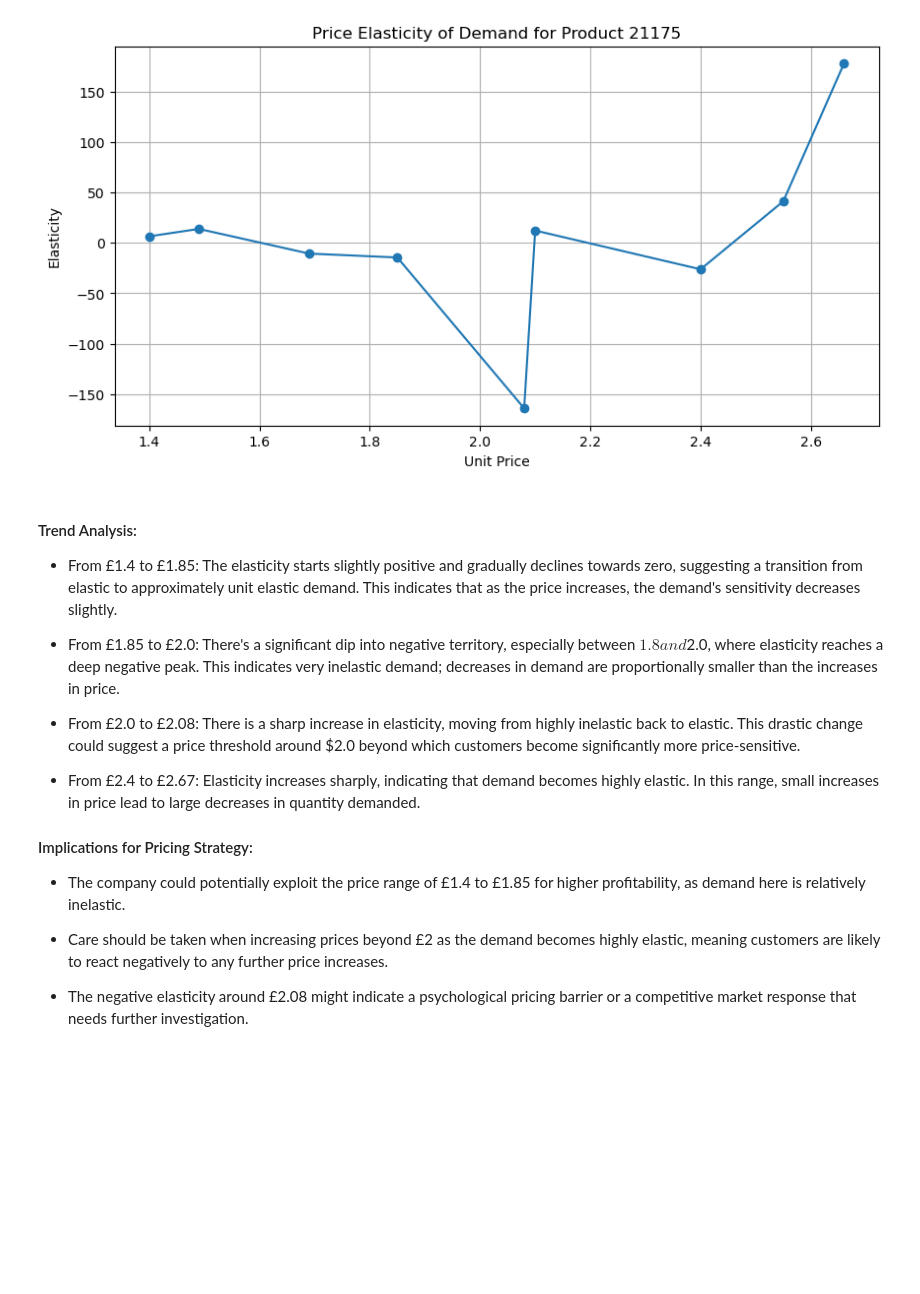
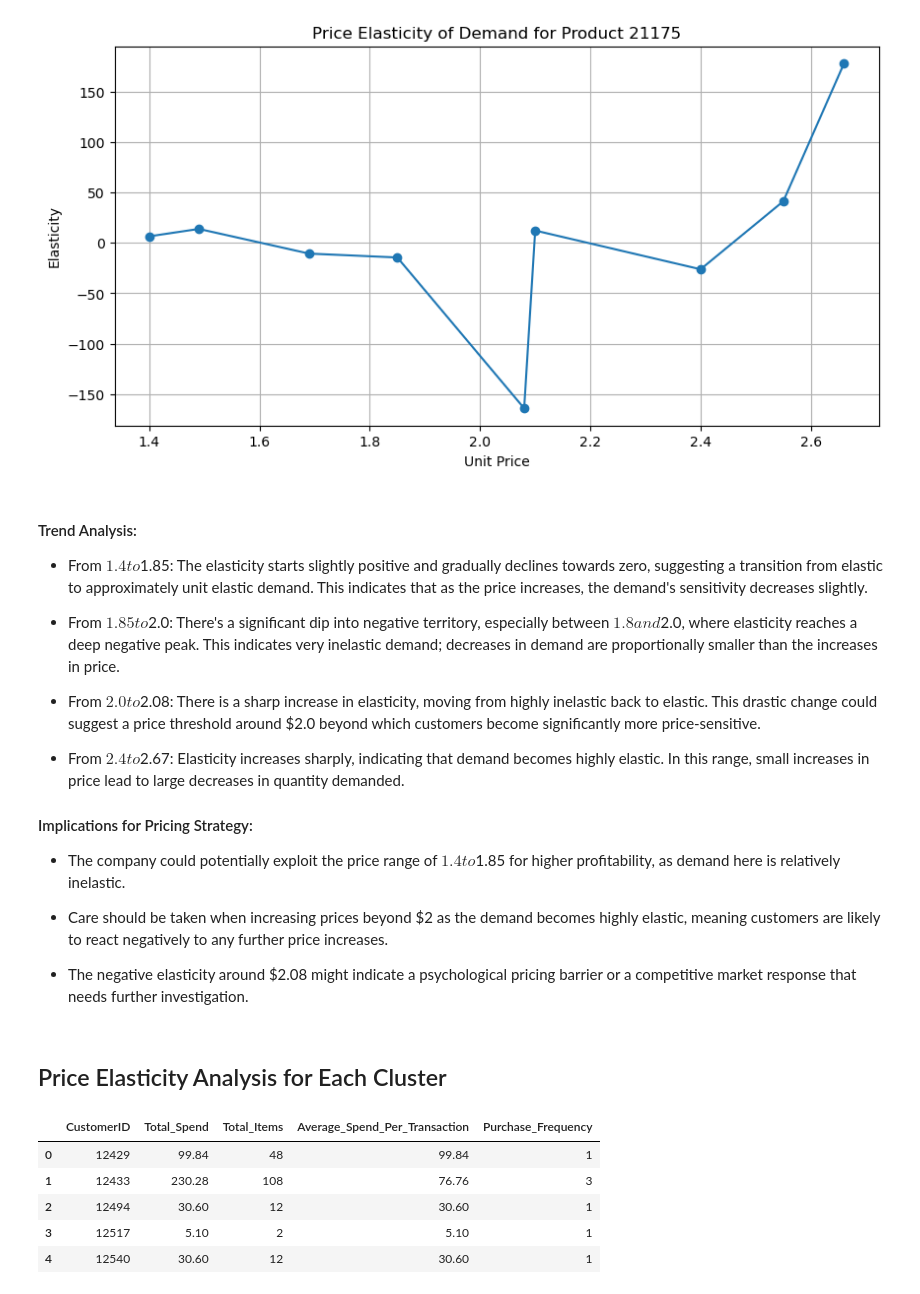
Before and after one commit to hliu528/Customer_Segmentation, a Jupyter notebook: code.ipynb, the cells around one changed output. Drawn from its saved outputs; the diff is of its cells as text; code cells hidden in the pictures; blank space fills up the shorter version.

```diff
--- a/code.ipynb
+++ b/code.ipynb
@@ -544,17 +549,19 @@ plt.show()
 [figure]
 # %% [markdown]
 #### Trend Analysis:
-- From £1.4 to £1.85: The elasticity starts slightly positive and gradually declines towards zero, suggesting a transition from elastic to approximately unit elastic demand. This indicates that as the price increases, the demand's sensitivity decreases slightly.
+- From $1.4 to $1.85: The elasticity starts slightly positive and gradually declines towards zero, suggesting a transition from elastic to approximately unit elastic demand. This indicates that as the price increases, the demand's sensitivity decreases slightly.
 
-- From £1.85 to £2.0: There's a significant dip into negative territory, especially between $1.8 and $2.0, where elasticity reaches a deep negative peak. This indicates very inelastic demand; decreases in demand are proportionally smaller than the increases in price.
+- From $1.85 to $2.0: There's a significant dip into negative territory, especially between $1.8 and $2.0, where elasticity reaches a deep negative peak. This indicates very inelastic demand; decreases in demand are proportionally smaller than the increases in price.
 
-- From £2.0 to £2.08: There is a sharp increase in elasticity, moving from highly inelastic back to elastic. This drastic change could suggest a price threshold around $2.0 beyond which customers become significantly more price-sensitive.
+- From $2.0 to $2.08: There is a sharp increase in elasticity, moving from highly inelastic back to elastic. This drastic change could suggest a price threshold around $2.0 beyond which customers become significantly more price-sensitive.
 
-- From £2.4 to £2.67: Elasticity increases sharply, indicating that demand becomes highly elastic. In this range, small increases in price lead to large decreases in quantity demanded.
+- From $2.4 to $2.67: Elasticity increases sharply, indicating that demand becomes highly elastic. In this range, small increases in price lead to large decreases in quantity demanded.
 
 #### Implications for Pricing Strategy:
-- The company could potentially exploit the price range of £1.4 to £1.85 for higher profitability, as demand here is relatively inelastic.
+- The company could potentially exploit the price range of $1.4 to $1.85 for higher profitability, as demand here is relatively inelastic.
 
-- Care should be taken when increasing prices beyond £2 as the demand becomes highly elastic, meaning customers are likely to react negatively to any further price increases.
+- Care should be taken when increasing prices beyond $2 as the demand becomes highly elastic, meaning customers are likely to react negatively to any further price increases.
 
-- The negative elasticity around £2.08 might indicate a psychological pricing barrier or a competitive market response that needs further investigation.
+- The negative elasticity around $2.08 might indicate a psychological pricing barrier or a competitive market response that needs further investigation.
+# %% [markdown]
+## Price Elasticity Analysis for Each Cluster
@@ -560,0 +570,17 @@ plt.show()
+# %%
+# Create customer-level features
+customer_data = data_cleaned_21175.groupby('CustomerID').agg(
+    Total_Spend=pd.NamedAgg(column='UnitPrice', aggfunc=lambda x: (x * data_cleaned.loc[x.index, 'Quantity']).sum()),
+    Total_Items=pd.NamedAgg(column='Quantity', aggfunc='sum'),
+    Average_Spend_Per_Transaction=pd.NamedAgg(column='InvoiceNo', aggfunc=lambda x: (data_cleaned.loc[x.index, 'UnitPrice'] * data_cleaned.loc[x.index, 'Quantity']).sum() / x.nunique()),
+    Purchase_Frequency=pd.NamedAgg(column='InvoiceNo', aggfunc='nunique')
+).reset_index()
+
+customer_data.head()
+# %% [output]
+|  | CustomerID | Total_Spend | Total_Items | Average_Spend_Per_Transaction | Purchase_Frequency |
+| 0 | 12429 | 99.84 | 48 | 99.84 | 1 |
+| 1 | 12433 | 230.28 | 108 | 76.76 | 3 |
+| 2 | 12494 | 30.60 | 12 | 30.60 | 1 |
+| 3 | 12517 | 5.10 | 2 | 5.10 | 1 |
+| 4 | 12540 | 30.60 | 12 | 30.60 | 1 |
```
Also changed, not shown: parts of 15 cells of this notebook.
